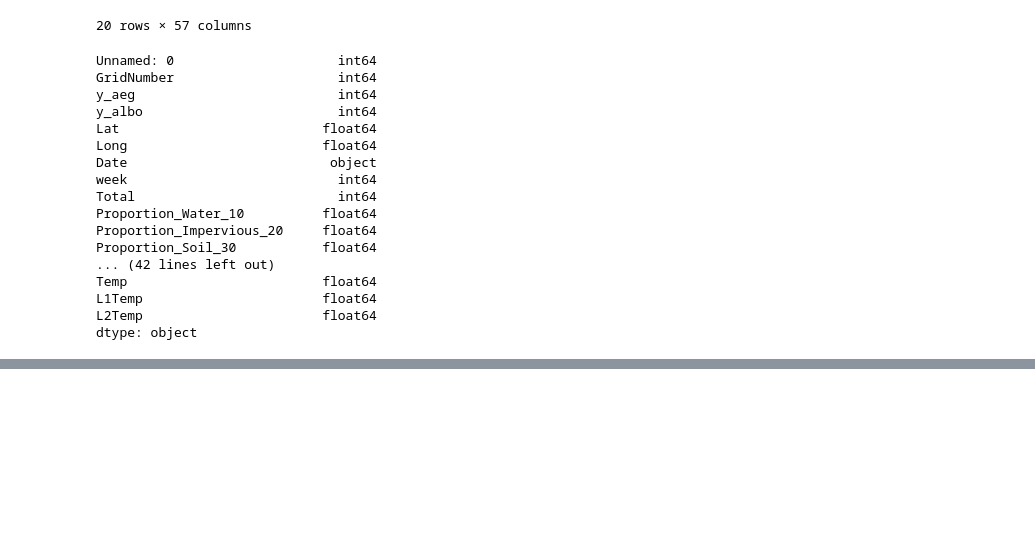
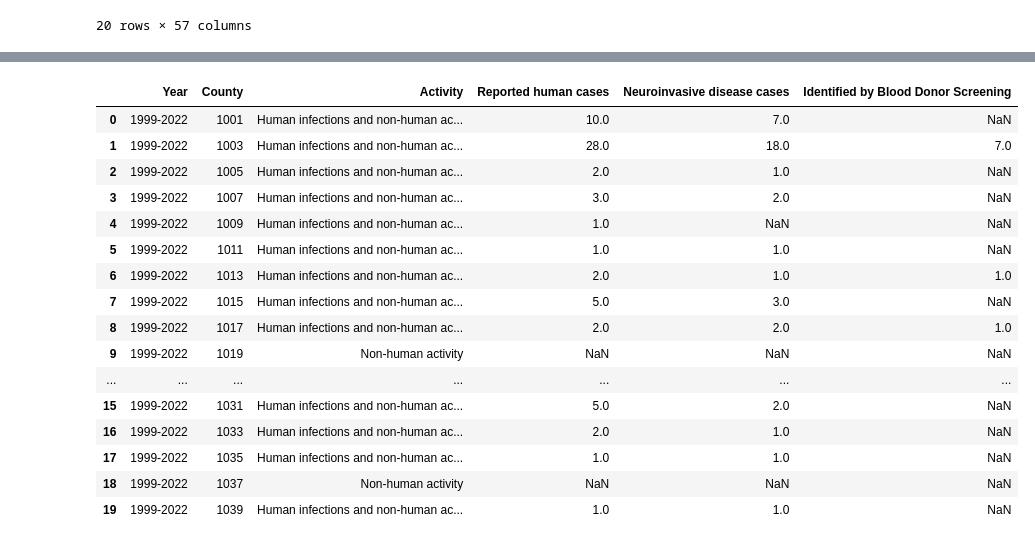
Before and after one commit to jscorrea16/Pandas, a Jupyter notebook: BIDSS_4_Joshua_Correa_CIDM_5310.ipynb, the cells around one changed output, grey strips where cells are left out. Drawn from its saved outputs; the diff is of its cells as text; code cells hidden in the pictures; blank space fills up the shorter version.

```diff
--- a/BIDSS_4_Joshua_Correa_CIDM_5310.ipynb
+++ b/BIDSS_4_Joshua_Correa_CIDM_5310.ipynb
@@ -80,29 +62,6 @@ grid_data.head(20)
 | 18 | 19 | 0 | 0 | 0 | 25.888500 | -97.499001 | 5/27/2017 | 21 | 31367 | ... |
 | 19 | 20 | 0 | 0 | 0 | 25.888399 | -97.488998 | 6/3/2017 | 22 | 31367 | ... |
 20 rows × 57 columns
-# %%
-# Inspect .dtypes and convert the dates
-# to pandas datetime if needed:
-
-grid_data.dtypes
-# %% [output]
-Unnamed: 0                     int64
-GridNumber                     int64
-y_aeg                          int64
-y_albo                         int64
-Lat                          float64
-Long                         float64
-Date                          object
-week                           int64
-Total                          int64
-Proportion_Water_10          float64
-Proportion_Impervious_20     float64
-Proportion_Soil_30           float64
-... (42 lines left out)
-Temp                         float64
-L1Temp                       float64
-L2Temp                       float64
-dtype: object
 # %%
 # City of Amarillo Mosquito Control
 
@@ -111,3 +70,29 @@ from IPython.core.display import HTML
 Image(url = 'https://www.amarillo.gov/home/showpublishedimage/12506/637600557321730000')
 # %% [output]
 [interactive output not drawn]
+# %%
+# CDC Data: West Nile virus human and non-human activity by county, 1999-2022
+
+# https://www.cdc.gov/westnile/statsmaps/historic-data.html
+
+cdc_west_nile_df = pd.read_csv('/content/drive/MyDrive/Dataset/West Nile virus human and non-human activity by county, 1999-2022_.csv')
+
+cdc_west_nile_df.head(20)
+# %% [output]
+|  | Year | County | Activity | Reported human cases | Neuroinvasive disease cases | Identified by Blood Donor Screening |
+| 0 | 1999-2022 | 1001 | Human infections and non-human ac... | 10.0 | 7.0 | NaN |
+| 1 | 1999-2022 | 1003 | Human infections and non-human ac... | 28.0 | 18.0 | 7.0 |
+| 2 | 1999-2022 | 1005 | Human infections and non-human ac... | 2.0 | 1.0 | NaN |
+| 3 | 1999-2022 | 1007 | Human infections and non-human ac... | 3.0 | 2.0 | NaN |
+| 4 | 1999-2022 | 1009 | Human infections and non-human ac... | 1.0 | NaN | NaN |
+| 5 | 1999-2022 | 1011 | Human infections and non-human ac... | 1.0 | 1.0 | NaN |
+| 6 | 1999-2022 | 1013 | Human infections and non-human ac... | 2.0 | 1.0 | 1.0 |
+| 7 | 1999-2022 | 1015 | Human infections and non-human ac... | 5.0 | 3.0 | NaN |
+| 8 | 1999-2022 | 1017 | Human infections and non-human ac... | 2.0 | 2.0 | 1.0 |
+| 9 | 1999-2022 | 1019 | Non-human activity | NaN | NaN | NaN |
+| ... | ... | ... | ... | ... | ... | ... |
+| 15 | 1999-2022 | 1031 | Human infections and non-human ac... | 5.0 | 2.0 | NaN |
+| 16 | 1999-2022 | 1033 | Human infections and non-human ac... | 2.0 | 1.0 | NaN |
+| 17 | 1999-2022 | 1035 | Human infections and non-human ac... | 1.0 | 1.0 | NaN |
+| 18 | 1999-2022 | 1037 | Non-human activity | NaN | NaN | NaN |
+| 19 | 1999-2022 | 1039 | Human infections and non-human ac... | 1.0 | 1.0 | NaN |
```
Also changed, not shown: parts of 6 cells of this notebook.
